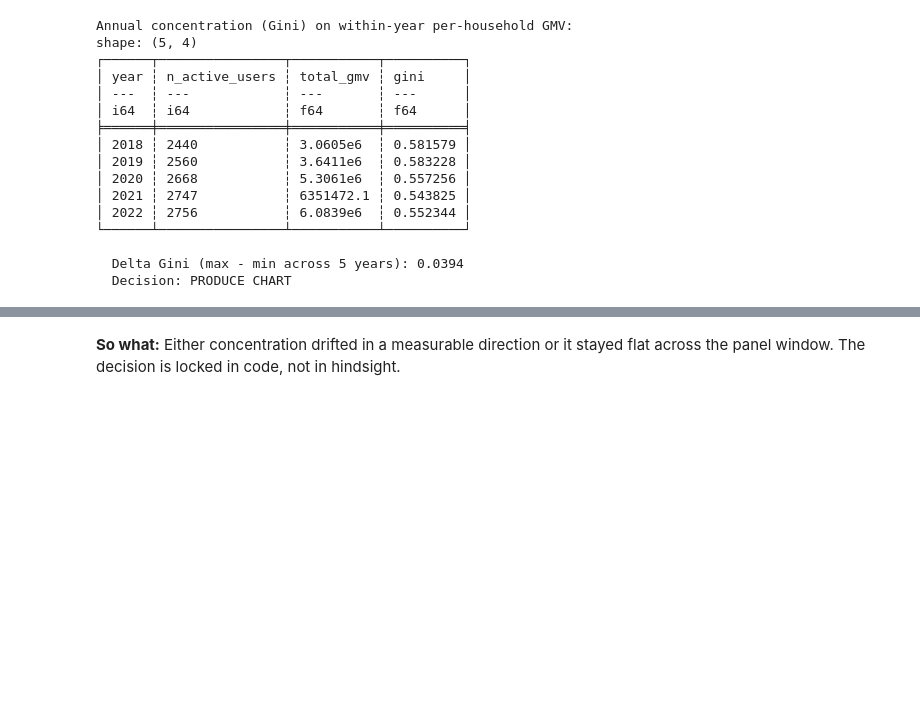
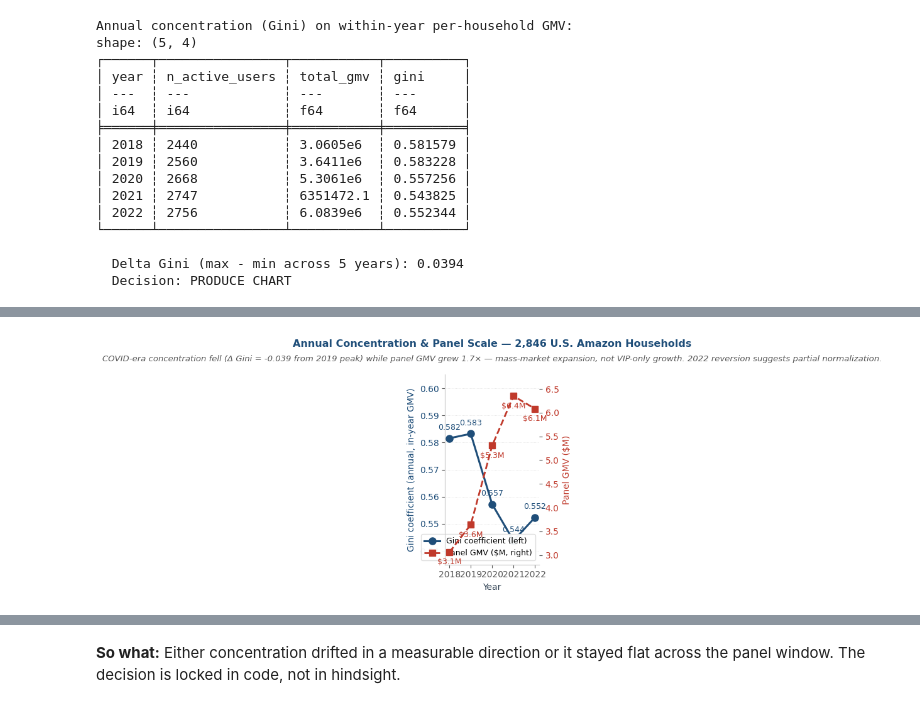
Before and after one commit to lilwan345/amazon-revenue-analytics, a Jupyter notebook: notebooks/01_layer1_concentration.ipynb, the cells around one changed output, grey strips where cells are left out. Drawn from its saved outputs; the diff is of its cells as text; code cells hidden in the pictures; blank space fills up the shorter version.

```diff
--- a/notebooks/01_layer1_concentration.ipynb
+++ b/notebooks/01_layer1_concentration.ipynb
@@ -1306,0 +1261,99 @@ else:
+# %%
+if delta_gini >= 0.03:
+    set_finance_style()
+
+    years = gini_over_time["year"].to_list()
+    ginis = gini_over_time["gini"].to_list()
+    gmv_m = (gini_over_time["total_gmv"] / 1e6).to_list()
+
+    year_to_gini = dict(zip(years, ginis))
+    year_to_gmv  = dict(zip(years, gmv_m))
+    covid_gini_delta = year_to_gini[2021] - year_to_gini[2019]
+    covid_gmv_ratio  = year_to_gmv[2021]  / year_to_gmv[2019]
+
+    fig, ax = plt.subplots(figsize=(8, 4.8))
+
+    # Primary axis — Gini (left, blue solid)
+    line_gini, = ax.plot(
+        years, ginis,
+        marker="o", markersize=8, linewidth=2.2,
+        color=COLOR_PRIMARY, label="Gini coefficient (left)",
+    )
+    for yr, g in zip(years, ginis):
+        ax.annotate(
+            f"{g:.3f}",
+            xy=(yr, g),
+            xytext=(0, 10), textcoords="offset points",
+            ha="center", fontsize=9, color=COLOR_PRIMARY,
+        )
+
+    # Secondary axis — panel GMV ($M, right, red dashed)
+    ax2 = ax.twinx()
+    line_gmv, = ax2.plot(
+        years, gmv_m,
+        marker="s", markersize=7, linewidth=2.0, linestyle="--",
+        color=COLOR_ACCENT, label="Panel GMV ($M, right)",
+    )
+    for yr, gmv in zip(years, gmv_m):
+        ax2.annotate(
+            f"${gmv:.1f}M",
+            xy=(yr, gmv),
+            xytext=(0, -14), textcoords="offset points",
+            ha="center", fontsize=9, color=COLOR_ACCENT,
+        )
+
+    # Narrative phrasing — magnitude-matched
+    if covid_gmv_ratio >= 1.8:
+        gmv_phrase = "nearly doubled"
+    elif covid_gmv_ratio >= 1.5:
+        gmv_phrase = f"grew {covid_gmv_ratio:.1f}\u00d7"
+    else:
+        gmv_phrase = f"grew {(covid_gmv_ratio - 1) * 100:.0f}%"
+
+    ax.set_title(
+        "Annual Concentration & Panel Scale — 2,846 U.S. Amazon Households",
+        pad=32, fontsize=11.5,
+    )
+    ax.text(
+        0.5, 1.06,
+        f"COVID-era concentration fell (\u0394 Gini = {covid_gini_delta:+.3f} from 2019 peak) "
+        f"while panel GMV {gmv_phrase} \u2014 mass-market expansion, not VIP-only growth. "
+        f"2022 reversion suggests partial normalization.",
+        transform=ax.transAxes, ha="center", va="bottom",
+        fontsize=9.5, color=COLOR_MUTED, style="italic",
+    )
+
+    ax.set_xlabel("Year", fontsize=10)
+    ax.set_ylabel("Gini coefficient (annual, in-year GMV)",
+                  fontsize=10, color=COLOR_PRIMARY)
+    ax2.set_ylabel("Panel GMV ($M)", fontsize=10, color=COLOR_ACCENT)
+    ax.tick_params(axis="y", labelcolor=COLOR_PRIMARY)
+    ax2.tick_params(axis="y", labelcolor=COLOR_ACCENT)
+
+    ax.set_ylim(bottom=0.535, top=0.605)
+    # Hard-cap right axis to (2.8, 6.8) — caps the top tick at 6.5 cleanly and
+    # eliminates a dangling "7" mark that earlier auto-padding created.
+    ax2.set_ylim(bottom=2.8, top=6.8)
+
+    ax.yaxis.grid(True, linestyle=":", color="#dddddd", linewidth=0.6)
+    ax.set_axisbelow(True)
+    ax.set_xticks(YEARS)
+
+    ax.legend(
+        handles=[line_gini, line_gmv],
+        loc="lower right",
+        fontsize=9, framealpha=0.95, edgecolor="#dddddd",
+    )
+
+    plt.tight_layout(rect=[0, 0, 1, 0.90])
+
+    GINI_TIME_PNG = PROJECT_ROOT / "outputs" / "figures" / "concentration_over_time.png"
+    plt.savefig(GINI_TIME_PNG, dpi=300, facecolor="white", bbox_inches="tight")
+    plt.show()
+    print(f"  wrote {GINI_TIME_PNG.relative_to(PROJECT_ROOT)} "
+          f"({GINI_TIME_PNG.stat().st_size / 1024:.1f} KB)")
+    print(f"  covid_gini_delta = {covid_gini_delta:+.4f};  covid_gmv_ratio = {covid_gmv_ratio:.3f}x")
+else:
+    print(f"  No chart produced -- Delta Gini = {delta_gini:.4f} < 0.03 threshold.")
+# %% [output]
+[figure, added]
```
Also changed, not shown: parts of 3 cells of this notebook, 2 other files.
